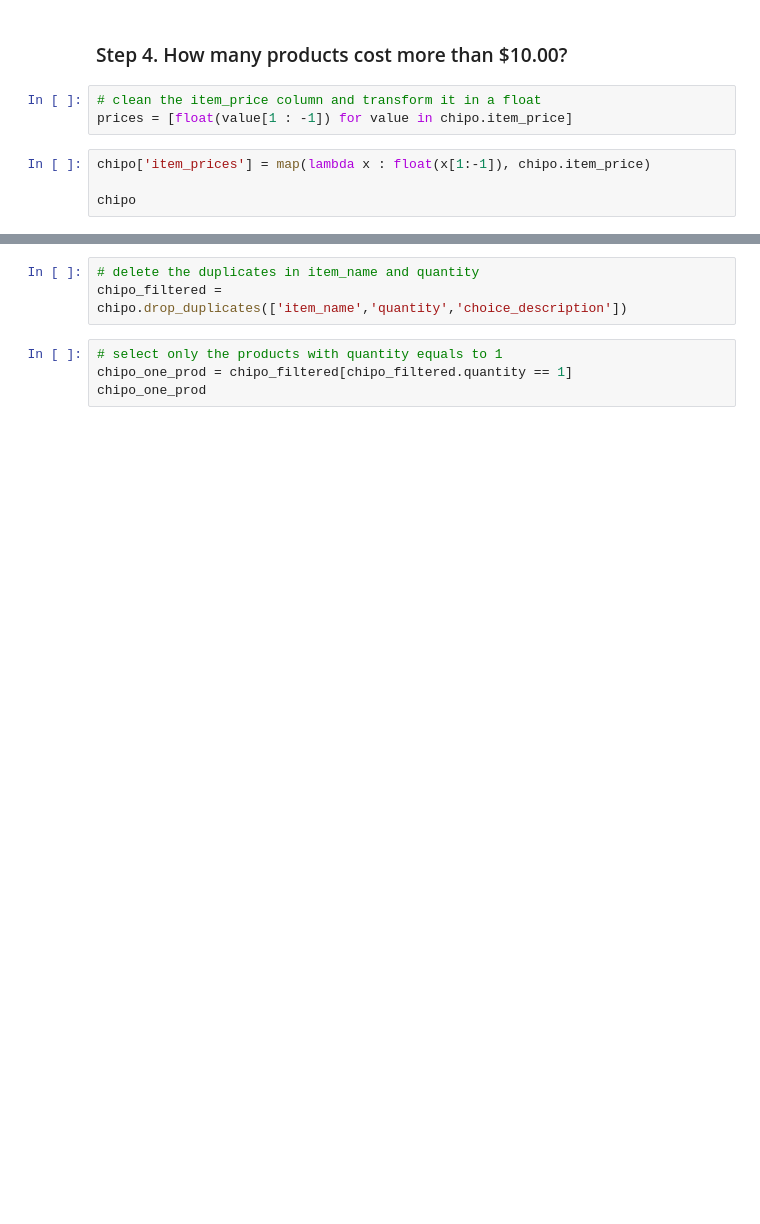
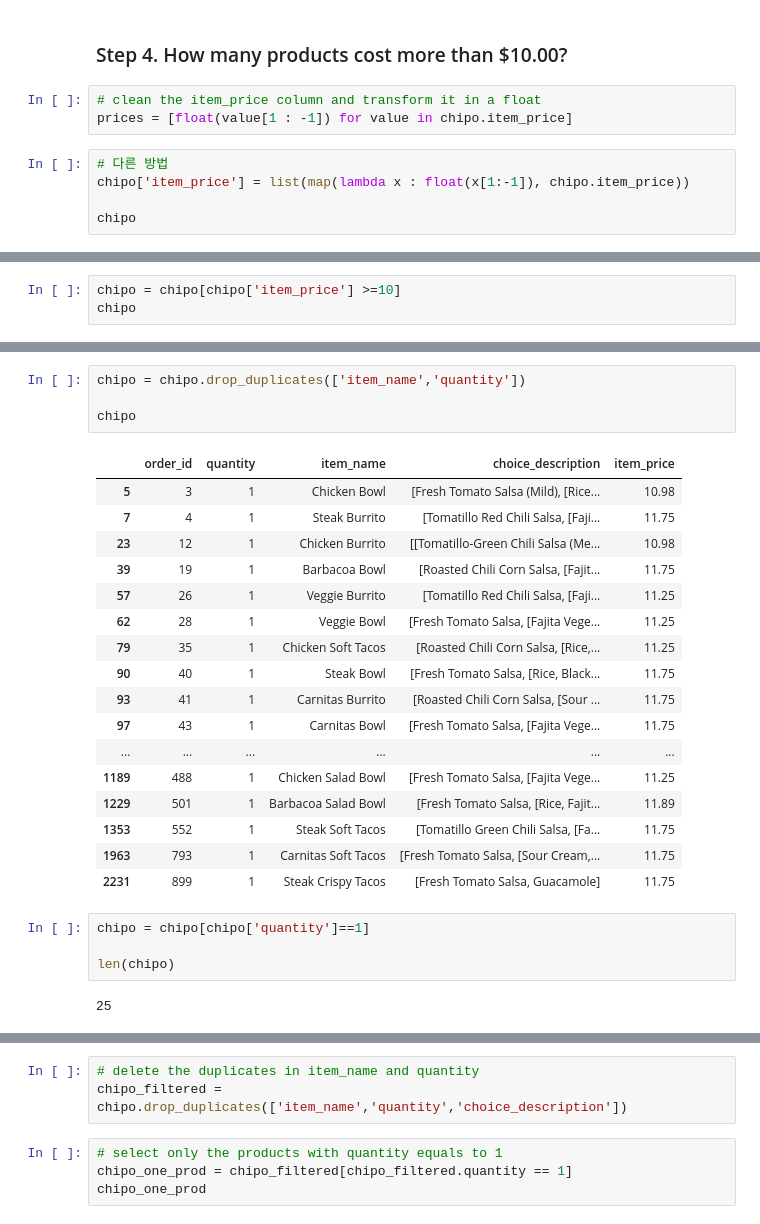
Before and after one commit to SoheeKim12/Python_Programming_Study, a Jupyter notebook: pandas_exercises/02_Filtering_&_Sorting/Chipotle/Exercises_sh.ipynb, the cells around one changed output, grey strips where cells are left out. Saved outputs shown, nothing was run; the diff lists cells and outputs as text; blank space fills up the shorter version.

```diff
--- a/pandas_exercises/02_Filtering_&_Sorting/Chipotle/Exercises_sh.ipynb
+++ b/pandas_exercises/02_Filtering_&_Sorting/Chipotle/Exercises_sh.ipynb
@@ -37,7 +21,8 @@ chipo
 # clean the item_price column and transform it in a float
 prices = [float(value[1 : -1]) for value in chipo.item_price]
 # %%
-chipo['item_prices'] = map(lambda x : float(x[1:-1]), chipo.item_price)
+# 다른 방법
+chipo['item_price'] = list(map(lambda x : float(x[1:-1]), chipo.item_price))
 
 chipo
 # %% [output]
@@ -44,0 +42,3 @@ TypeError: object of type 'map' has no len()
+# %%
+chipo = chipo[chipo['item_price'] >=10]
+chipo
@@ -45,3 +59,31 @@ TypeError: object of type 'map' has no len()
+# %%
+chipo = chipo.drop_duplicates(['item_name','quantity'])
+
+chipo
+# %% [output]
+|  | order_id | quantity | item_name | choice_description | item_price |
+| 5 | 3 | 1 | Chicken Bowl | [Fresh Tomato Salsa (Mild), [Rice... | 10.98 |
+| 7 | 4 | 1 | Steak Burrito | [Tomatillo Red Chili Salsa, [Faji... | 11.75 |
+| 23 | 12 | 1 | Chicken Burrito | [[Tomatillo-Green Chili Salsa (Me... | 10.98 |
+| 39 | 19 | 1 | Barbacoa Bowl | [Roasted Chili Corn Salsa, [Fajit... | 11.75 |
+| 57 | 26 | 1 | Veggie Burrito | [Tomatillo Red Chili Salsa, [Faji... | 11.25 |
+| 62 | 28 | 1 | Veggie Bowl | [Fresh Tomato Salsa, [Fajita Vege... | 11.25 |
+| 79 | 35 | 1 | Chicken Soft Tacos | [Roasted Chili Corn Salsa, [Rice,... | 11.25 |
+| 90 | 40 | 1 | Steak Bowl | [Fresh Tomato Salsa, [Rice, Black... | 11.75 |
+| 93 | 41 | 1 | Carnitas Burrito | [Roasted Chili Corn Salsa, [Sour ... | 11.75 |
+| 97 | 43 | 1 | Carnitas Bowl | [Fresh Tomato Salsa, [Fajita Vege... | 11.75 |
+| ... | ... | ... | ... | ... | ... |
+| 1189 | 488 | 1 | Chicken Salad Bowl | [Fresh Tomato Salsa, [Fajita Vege... | 11.25 |
+| 1229 | 501 | 1 | Barbacoa Salad Bowl | [Fresh Tomato Salsa, [Rice, Fajit... | 11.89 |
+| 1353 | 552 | 1 | Steak Soft Tacos | [Tomatillo Green Chili Salsa, [Fa... | 11.75 |
+| 1963 | 793 | 1 | Carnitas Soft Tacos | [Fresh Tomato Salsa, [Sour Cream,... | 11.75 |
+| 2231 | 899 | 1 | Steak Crispy Tacos | [Fresh Tomato Salsa, Guacamole] | 11.75 |
+# %%
+chipo = chipo[chipo['quantity']==1]
+
+len(chipo)
+# %% [output]
+25
 # %%
 # reassign the column with the cleaned prices
 chipo.item_price = prices
```
Also changed, not shown: parts of 8 cells of this notebook.
